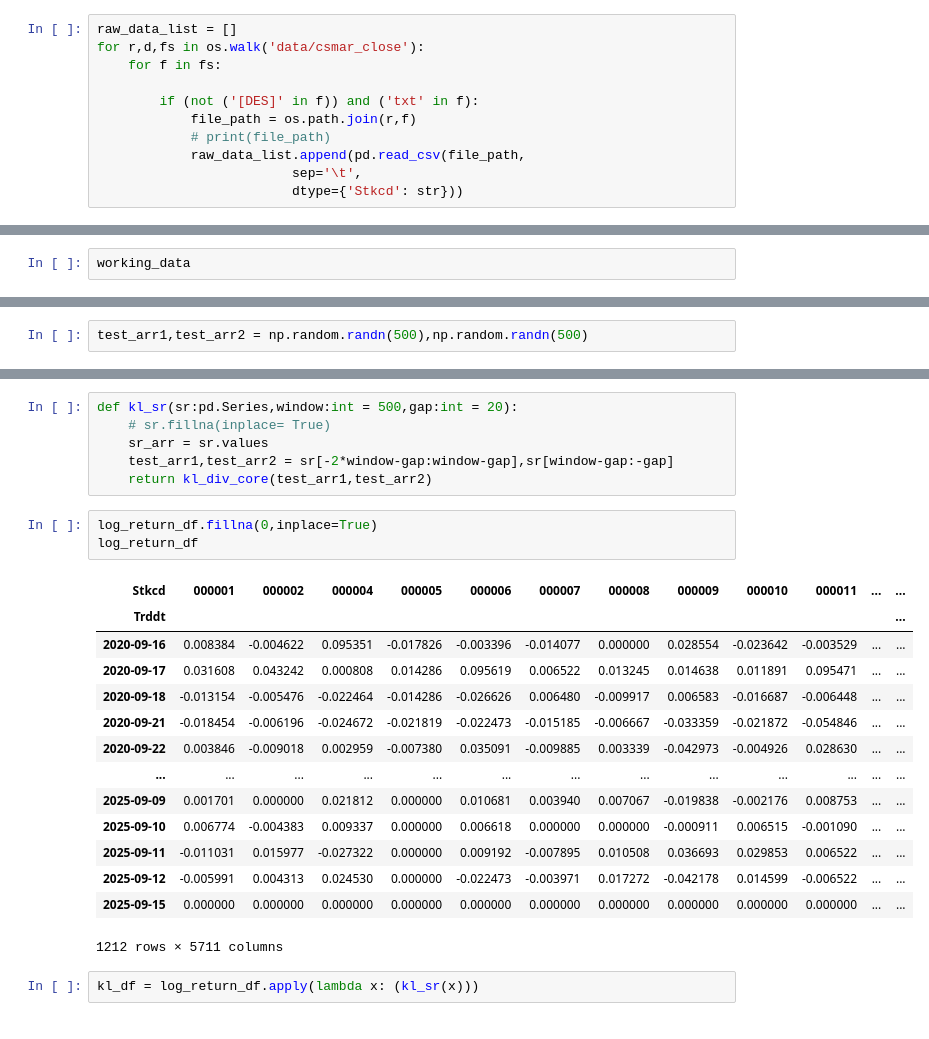
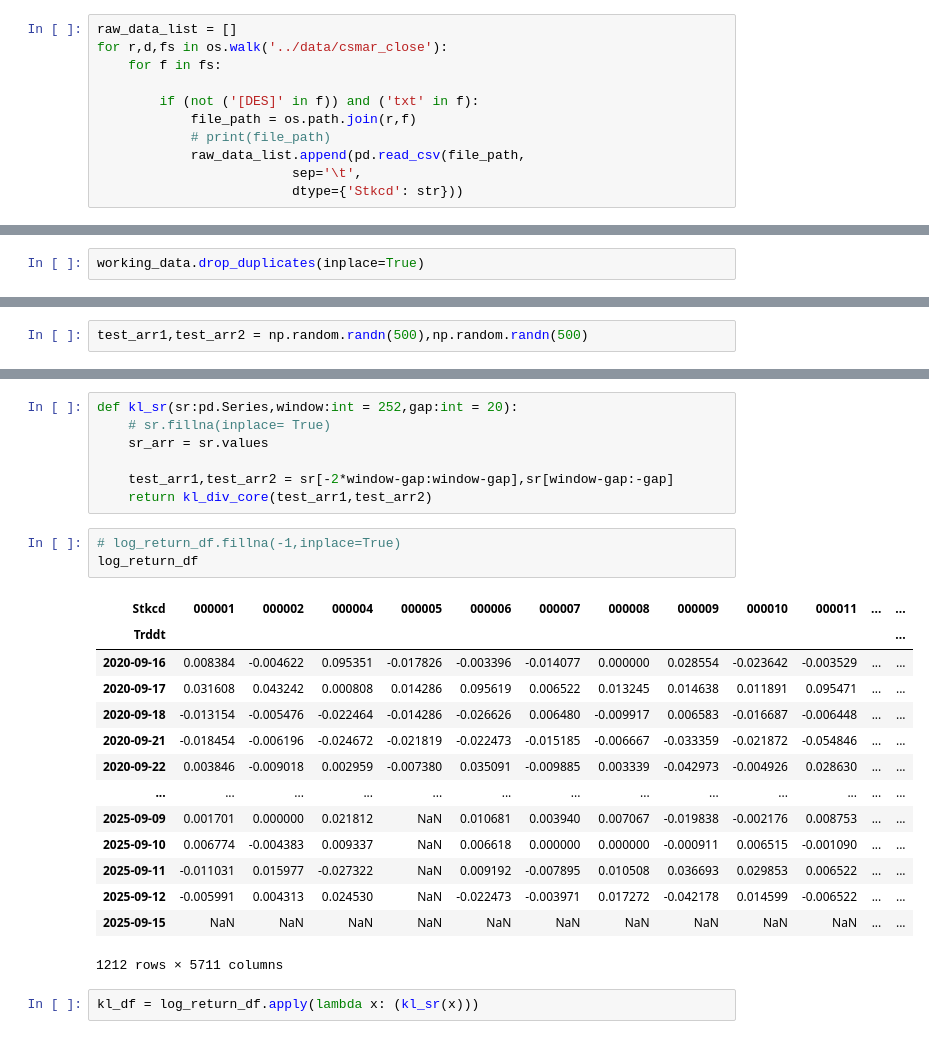
Before and after one commit to x-lf/PKU_math_finance, a Jupyter notebook: play_ground/trading_at_close.ipynb, the cells around one changed output, grey strips where cells are left out. Saved outputs shown, nothing was run; the diff lists cells and outputs as text.

```diff
--- a/play_ground/trading_at_close.ipynb
+++ b/play_ground/trading_at_close.ipynb
@@ -5,7 +5,7 @@ import numpy as np
 import os
 # %%
 raw_data_list = []
-for r,d,fs in os.walk('data/csmar_close'):
+for r,d,fs in os.walk('../data/csmar_close'):
     for f in fs:
 
         if (not ('[DES]' in f)) and ('txt' in f):
@@ -17,4 +17,4 @@ for r,d,fs in os.walk('data/csmar_close'):
 # %%
 working_data  =  pd.concat(raw_data_list,axis=0).set_index(['Trddt','Stkcd'])
 # %%
-working_data
+working_data.drop_duplicates(inplace=True)
@@ -309,28 +308,29 @@ def kl_div_core(test_arr1, test_arr2, bins=50, epsilon=1e-10):
 
     return kl_value
 # %%
-def kl_sr(sr:pd.Series,window:int = 500,gap:int = 20):
+def kl_sr(sr:pd.Series,window:int = 252,gap:int = 20):
     # sr.fillna(inplace= True)
     sr_arr = sr.values
+
     test_arr1,test_arr2 = sr[-2*window-gap:window-gap],sr[window-gap:-gap]
     return kl_div_core(test_arr1,test_arr2)
 # %%
-log_return_df.fillna(0,inplace=True)
+# log_return_df.fillna(-1,inplace=True)
 log_return_df
 # %% [output]
 | Stkcd | 000001 | 000002 | 000004 | 000005 | 000006 | 000007 | 000008 | 000009 | 000010 | 000011 | ... | ... |
 | Trddt |  |  |  |  |  |  |  |  |  |  |  | ... |
 | 2020-09-16 | 0.008384 | -0.004622 | 0.095351 | -0.017826 | -0.003396 | -0.014077 | 0.000000 | 0.028554 | -0.023642 | -0.003529 | ... | ... |
 | 2020-09-17 | 0.031608 | 0.043242 | 0.000808 | 0.014286 | 0.095619 | 0.006522 | 0.013245 | 0.014638 | 0.011891 | 0.095471 | ... | ... |
 | 2020-09-18 | -0.013154 | -0.005476 | -0.022464 | -0.014286 | -0.026626 | 0.006480 | -0.009917 | 0.006583 | -0.016687 | -0.006448 | ... | ... |
 | 2020-09-21 | -0.018454 | -0.006196 | -0.024672 | -0.021819 | -0.022473 | -0.015185 | -0.006667 | -0.033359 | -0.021872 | -0.054846 | ... | ... |
 | 2020-09-22 | 0.003846 | -0.009018 | 0.002959 | -0.007380 | 0.035091 | -0.009885 | 0.003339 | -0.042973 | -0.004926 | 0.028630 | ... | ... |
 | ... | ... | ... | ... | ... | ... | ... | ... | ... | ... | ... | ... | ... |
-| 2025-09-09 | 0.001701 | 0.000000 | 0.021812 | 0.000000 | 0.010681 | 0.003940 | 0.007067 | -0.019838 | -0.002176 | 0.008753 | ... | ... |
-| 2025-09-10 | 0.006774 | -0.004383 | 0.009337 | 0.000000 | 0.006618 | 0.000000 | 0.000000 | -0.000911 | 0.006515 | -0.001090 | ... | ... |
-| 2025-09-11 | -0.011031 | 0.015977 | -0.027322 | 0.000000 | 0.009192 | -0.007895 | 0.010508 | 0.036693 | 0.029853 | 0.006522 | ... | ... |
-| 2025-09-12 | -0.005991 | 0.004313 | 0.024530 | 0.000000 | -0.022473 | -0.003971 | 0.017272 | -0.042178 | 0.014599 | -0.006522 | ... | ... |
-| 2025-09-15 | 0.000000 | 0.000000 | 0.000000 | 0.000000 | 0.000000 | 0.000000 | 0.000000 | 0.000000 | 0.000000 | 0.000000 | ... | ... |
+| 2025-09-09 | 0.001701 | 0.000000 | 0.021812 | NaN | 0.010681 | 0.003940 | 0.007067 | -0.019838 | -0.002176 | 0.008753 | ... | ... |
+| 2025-09-10 | 0.006774 | -0.004383 | 0.009337 | NaN | 0.006618 | 0.000000 | 0.000000 | -0.000911 | 0.006515 | -0.001090 | ... | ... |
+| 2025-09-11 | -0.011031 | 0.015977 | -0.027322 | NaN | 0.009192 | -0.007895 | 0.010508 | 0.036693 | 0.029853 | 0.006522 | ... | ... |
+| 2025-09-12 | -0.005991 | 0.004313 | 0.024530 | NaN | -0.022473 | -0.003971 | 0.017272 | -0.042178 | 0.014599 | -0.006522 | ... | ... |
+| 2025-09-15 | NaN | NaN | NaN | NaN | NaN | NaN | NaN | NaN | NaN | NaN | ... | ... |
 1212 rows × 5711 columns
 # %%
 kl_df = log_return_df.apply(lambda x: (kl_sr(x)))
```
Also changed, not shown: parts of 18 cells of this notebook, 21 other files.
